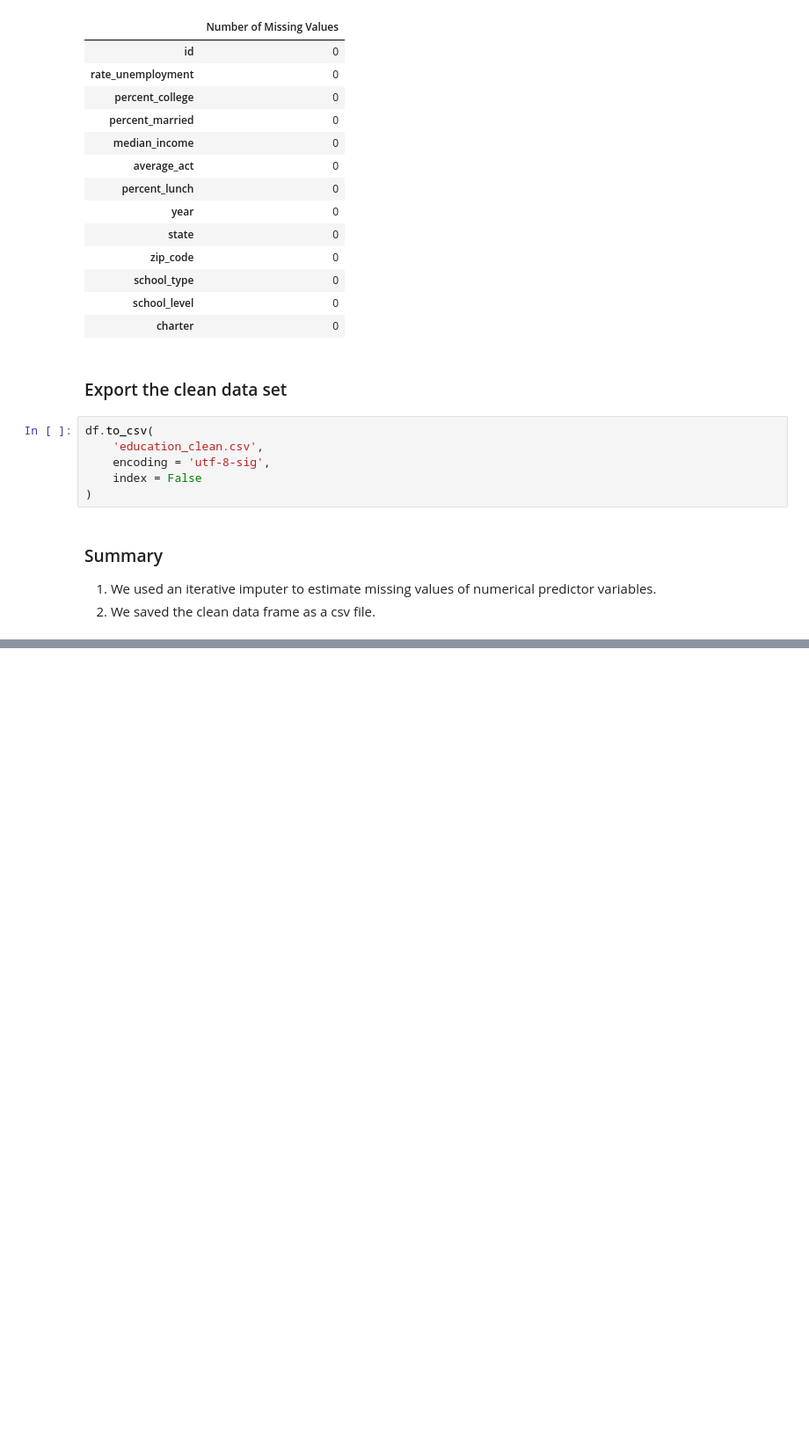
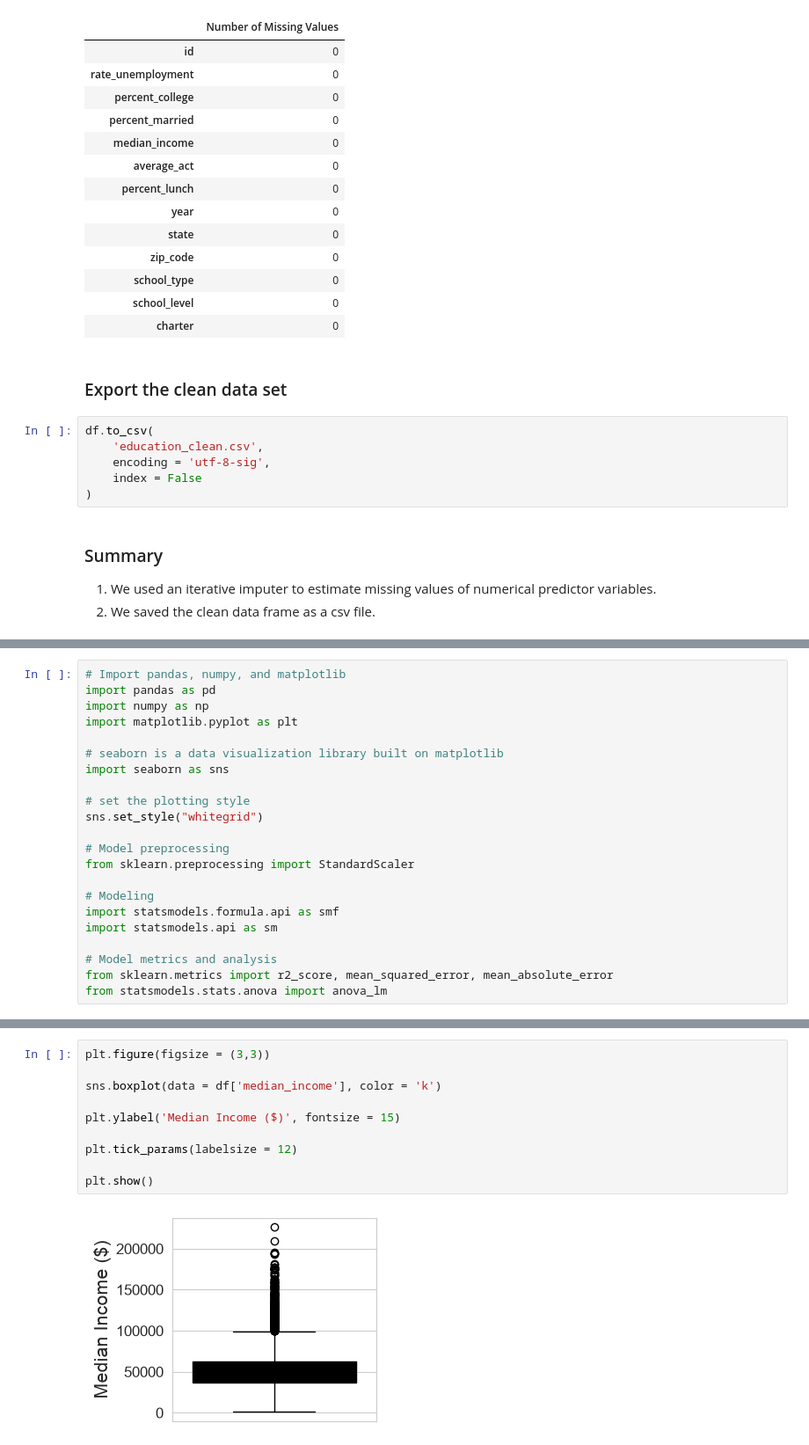
Before and after one commit to polinadimitryuk/education, a Jupyter notebook: code/Education.ipynb, the cells around one changed output, grey strips where cells are left out. Shown at 88% size. Drawn from its saved outputs; the diff is of its cells as text; blank space fills up the shorter version.

```diff
--- a/code/Education.ipynb
+++ b/code/Education.ipynb
@@ -591,0 +594,22 @@ df.to_csv(
+# %%
+# Import pandas, numpy, and matplotlib
+import pandas as pd
+import numpy as np
+import matplotlib.pyplot as plt
+
+# seaborn is a data visualization library built on matplotlib
+import seaborn as sns
+
+# set the plotting style
+sns.set_style("whitegrid")
+
+# Model preprocessing
+from sklearn.preprocessing import StandardScaler
+
+# Modeling
+import statsmodels.formula.api as smf
+import statsmodels.api as sm
+
+# Model metrics and analysis
+from sklearn.metrics import r2_score, mean_squared_error, mean_absolute_error
+from statsmodels.stats.anova import anova_lm
@@ -591,0 +703,12 @@ df.to_csv(
+# %%
+plt.figure(figsize = (3,3))
+
+sns.boxplot(data = df['median_income'], color = 'k')
+
+plt.ylabel('Median Income ($)', fontsize = 15)
+
+plt.tick_params(labelsize = 12)
+
+plt.show()
+# %% [output]
+[figure, added]
```
Also changed, not shown: parts of 15 cells of this notebook.
